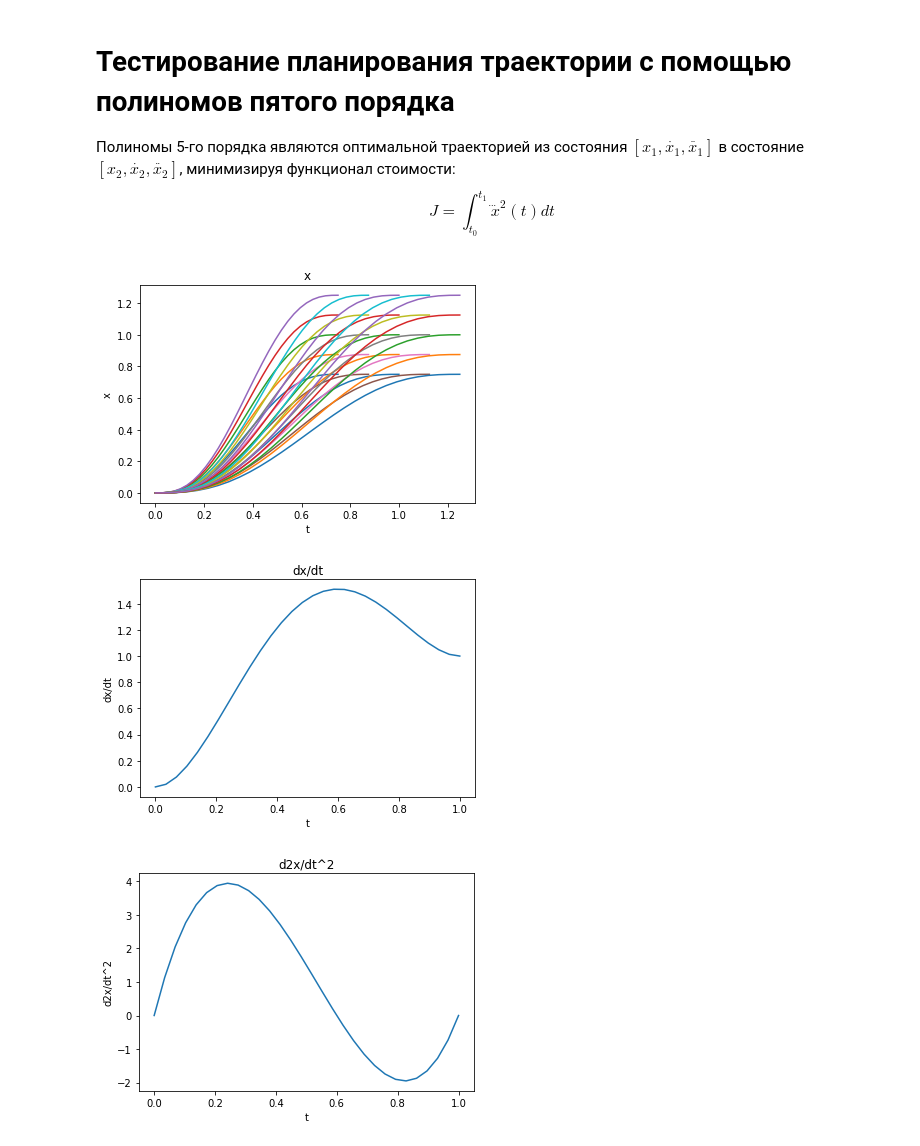
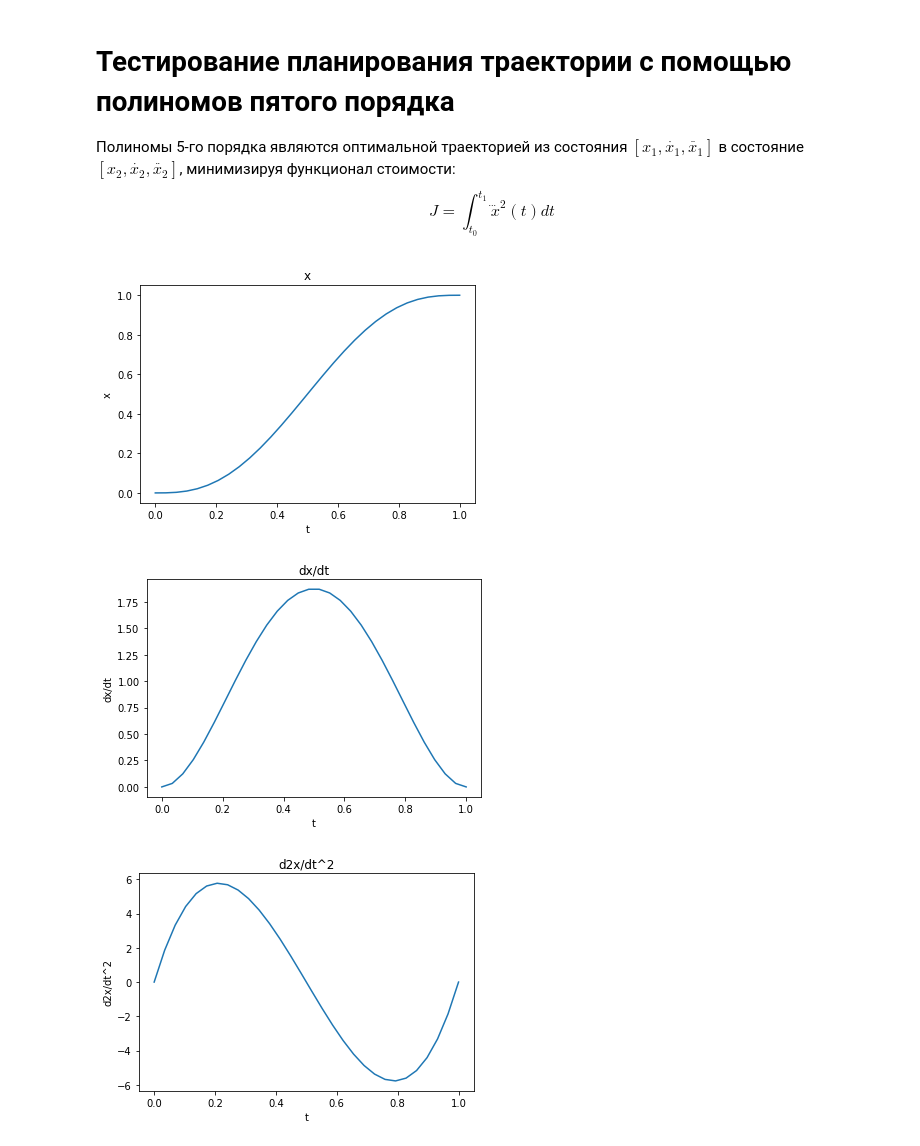
Before and after one commit to aemarkov/jetson_car, a Jupyter notebook: quntic-planning.ipynb, the cells around one changed output. Cells and saved outputs as stored; diff of their text form; code cells hidden in the pictures.

Commit message:
Quintic polinoms planning exps in Jupyter
Also change .gitignore

```diff
--- a/quntic-planning.ipynb
+++ b/quntic-planning.ipynb
@@ -42,44 +44,30 @@ def quintic_interpolate(a, linspace):
         ddx.append(ddquintic(a, t))
 
     return x, dx, ddx
-
-x_range = 0.5
-t_range = 0.5
-range_cnt = 5
-
-x_variants = np.linspace(1 - x_range/2, 1 + x_range/2, range_cnt)
-t_variants = np.linspace(1 - x_range/2, 1 + x_range/2, range_cnt)
-
-variants = []
-
-for t in t_variants:
-    t_linspace = np.linspace(0, t, 30)
-    for x in x_variants:
-        coefs = quintic_solve([0, 0, 0], [x, 0, 0], t)
-        x, _, _ = quintic_interpolate(coefs, t_linspace)
-        variants.append((t_linspace, x))
-
-for t, x in variants:
-    plt.plot(t, x)
-
-plt.xlabel('t')
-plt.ylabel('x')
-plt.title('x')
-plt.show()
-# %% [output]
-[figure, removed]
 # %%
-plt.plot(t, dx)
+t = 1.0
+coefs = quintic_solve((0, 0, 0), (1, 0, 0), t)
+tt = np.linspace(0, t, 30)
+x, dx, ddx = quintic_interpolate(coefs, tt)
+
+plt.plot(tt, x)
+plt.xlabel('t')
+plt.ylabel('x')
+plt.title('x')
+plt.show()
+
+plt.plot(tt, dx)
 plt.xlabel('t')
 plt.ylabel('dx/dt')
 plt.title('dx/dt')
 plt.show()
 
-plt.plot(t, ddx)
+plt.plot(tt, ddx)
 plt.xlabel('t')
 plt.ylabel('d2x/dt^2')
 plt.title('d2x/dt^2')
 plt.show()
 # %% [output]
-[figure, old version]
+[figure, new version]
-[figure, old version]
+[figure, new version]
+[figure, added]
```
Also changed, not shown: parts of 6 cells of this notebook, 17 other files.
